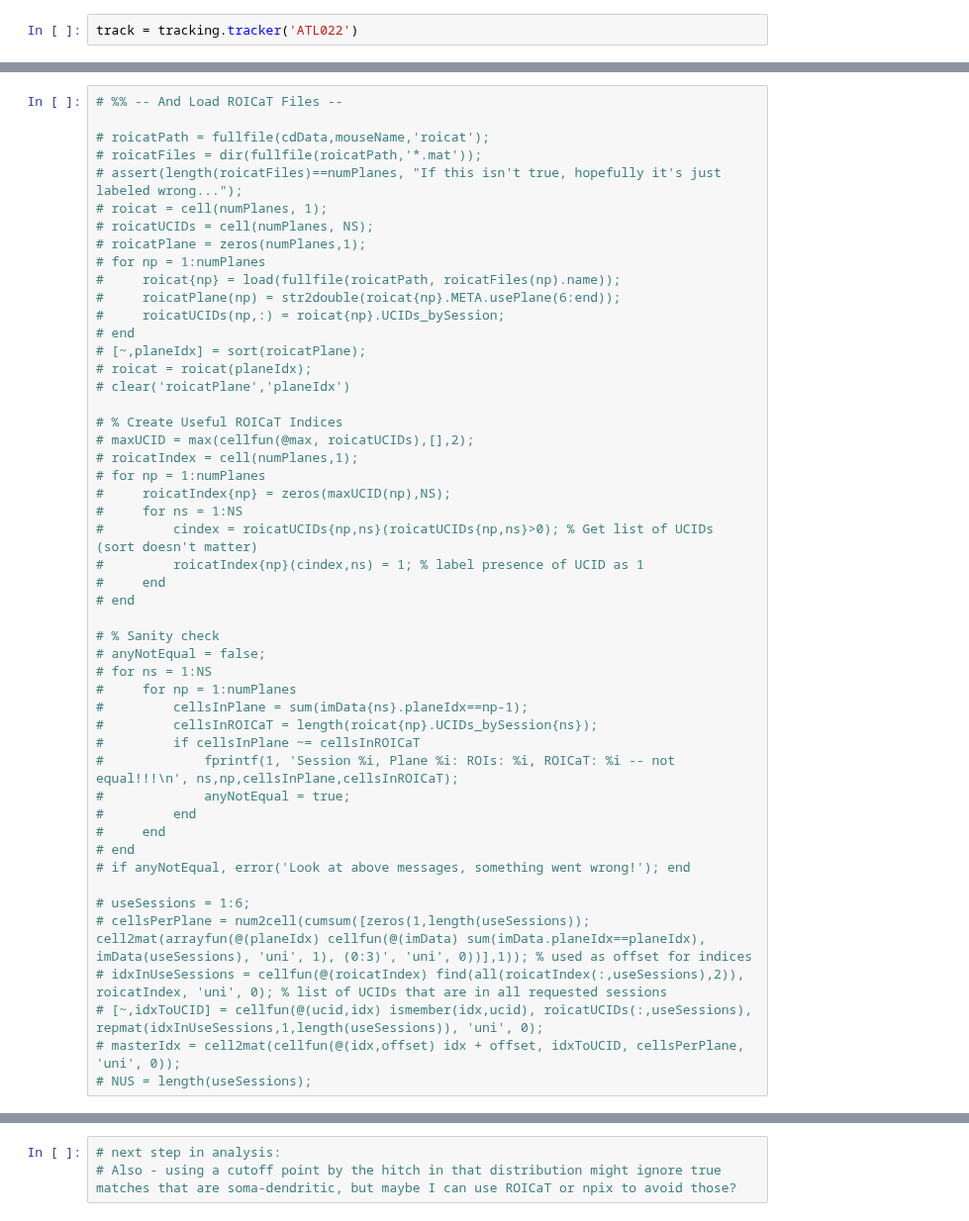
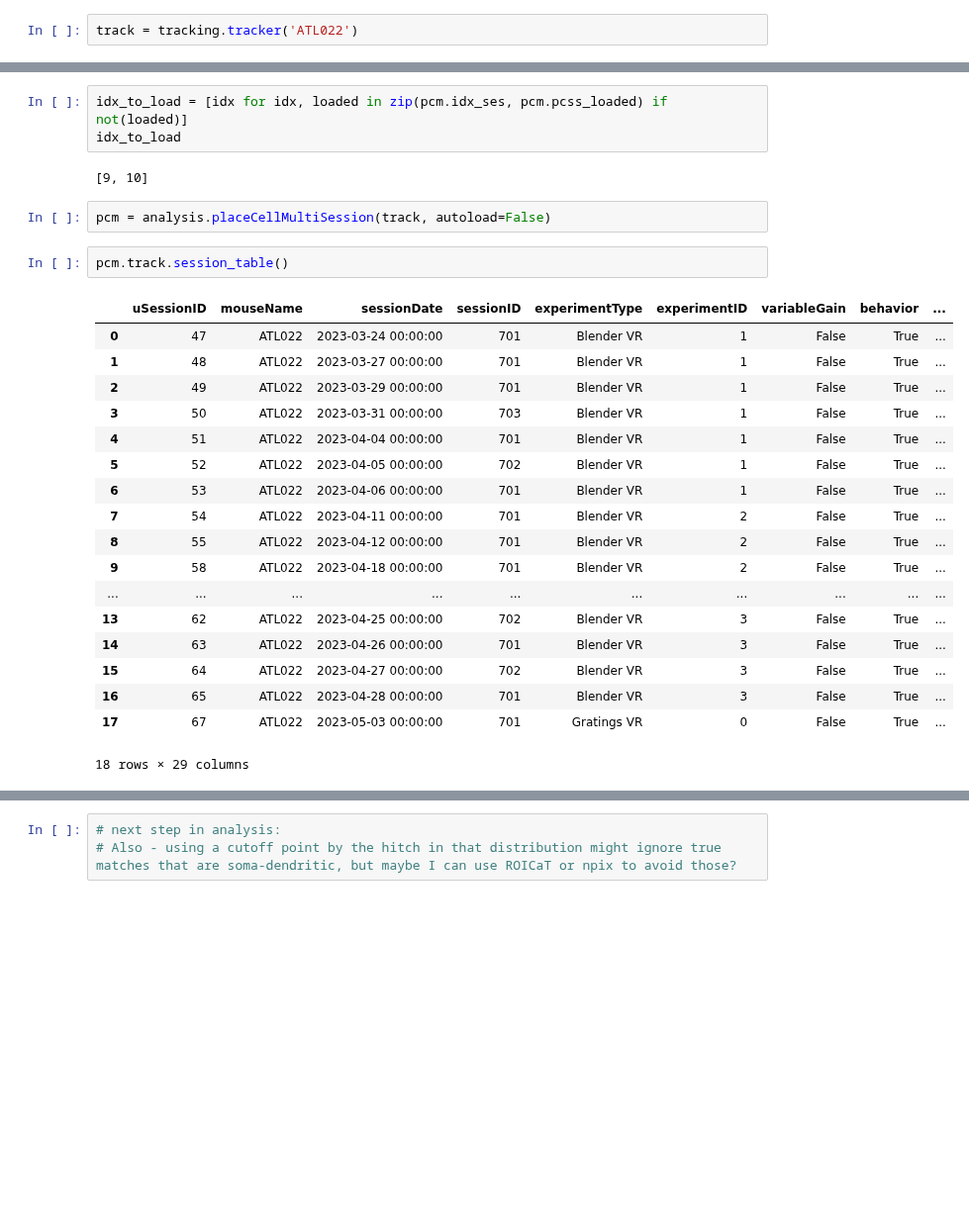
Before and after one commit to landoskape/vrAnalysis, a Jupyter notebook: testingPipelineFunctions.ipynb, the cells around one changed output, grey strips where cells are left out. Shown at 99% size. Cells and saved outputs as stored; diff of their text form; blank space fills up the shorter version.

```diff
--- a/testingPipelineFunctions.ipynb
+++ b/testingPipelineFunctions.ipynb
@@ -103,49 +87,28 @@ len(list(helpers.powerset(range(10), ignore_empty=True)))
-# %%
-# %% -- And Load ROICaT Files --
-
-# roicatPath = fullfile(cdData,mouseName,'roicat');
-# roicatFiles = dir(fullfile(roicatPath,'*.mat'));
-# assert(length(roicatFiles)==numPlanes, "If this isn't true, hopefully it's just labeled wrong...");
-# roicat = cell(numPlanes, 1);
-# roicatUCIDs = cell(numPlanes, NS);
-# roicatPlane = zeros(numPlanes,1);
-# for np = 1:numPlanes
-#     roicat{np} = load(fullfile(roicatPath, roicatFiles(np).name));
-#     roicatPlane(np) = str2double(roicat{np}.META.usePlane(6:end));
-#     roicatUCIDs(np,:) = roicat{np}.UCIDs_bySession;
-# end
-# [~,planeIdx] = sort(roicatPlane);
-# roicat = roicat(planeIdx);
-# clear('roicatPlane','planeIdx')
-
-# % Create Useful ROICaT Indices
-# maxUCID = max(cellfun(@max, roicatUCIDs),[],2);
-# roicatIndex = cell(numPlanes,1);
-# for np = 1:numPlanes
-#     roicatIndex{np} = zeros(maxUCID(np),NS);
-#     for ns = 1:NS
-#         cindex = roicatUCIDs{np,ns}(roicatUCIDs{np,ns}>0); % Get list of UCIDs (sort doesn't matter)
-#         roicatIndex{np}(cindex,ns) = 1; % label presence of UCID as 1
-#     end
-# end
-
-# % Sanity check
-# anyNotEqual = false;
-# for ns = 1:NS
-#     for np = 1:numPlanes
-#         cellsInPlane = sum(imData{ns}.planeIdx==np-1);
-#         cellsInROICaT = length(roicat{np}.UCIDs_bySession{ns});
-#         if cellsInPlane ~= cellsInROICaT
-#             fprintf(1, 'Session %i, Plane %i: ROIs: %i, ROICaT: %i -- not equal!!!\n', ns,np,cellsInPlane,cellsInROICaT);
-#             anyNotEqual = true;
-#         end
-#     end
-# end
-# if anyNotEqual, error('Look at above messages, something went wrong!'); end
-
-# useSessions = 1:6;
-# cellsPerPlane = num2cell(cumsum([zeros(1,length(useSessions)); cell2mat(arrayfun(@(planeIdx) cellfun(@(imData) sum(imData.planeIdx==planeIdx), imData(useSessions), 'uni', 1), (0:3)', 'uni', 0))],1)); % used as offset for indices
-# idxInUseSessions = cellfun(@(roicatIndex) find(all(roicatIndex(:,useSessions),2)), roicatIndex, 'uni', 0); % list of UCIDs that are in all requested sessions
-# [~,idxToUCID] = cellfun(@(ucid,idx) ismember(idx,ucid), roicatUCIDs(:,useSessions), repmat(idxInUseSessions,1,length(useSessions)), 'uni', 0);
-# masterIdx = cell2mat(cellfun(@(idx,offset) idx + offset, idxToUCID, cellsPerPlane, 'uni', 0));
-# NUS = length(useSessions);
+# %%
+idx_to_load = [idx for idx, loaded in zip(pcm.idx_ses, pcm.pcss_loaded) if not(loaded)]
+idx_to_load
+# %% [output]
+[9, 10]
+# %%
+pcm = analysis.placeCellMultiSession(track, autoload=False)
+# %%
+pcm.track.session_table()
+# %% [output]
+|  | uSessionID | mouseName | sessionDate | sessionID | experimentType | experimentID | variableGain | behavior | ... |
+| 0 | 47 | ATL022 | 2023-03-24 00:00:00 | 701 | Blender VR | 1 | False | True | ... |
+| 1 | 48 | ATL022 | 2023-03-27 00:00:00 | 701 | Blender VR | 1 | False | True | ... |
+| 2 | 49 | ATL022 | 2023-03-29 00:00:00 | 701 | Blender VR | 1 | False | True | ... |
+| 3 | 50 | ATL022 | 2023-03-31 00:00:00 | 703 | Blender VR | 1 | False | True | ... |
+| 4 | 51 | ATL022 | 2023-04-04 00:00:00 | 701 | Blender VR | 1 | False | True | ... |
+| 5 | 52 | ATL022 | 2023-04-05 00:00:00 | 702 | Blender VR | 1 | False | True | ... |
+| 6 | 53 | ATL022 | 2023-04-06 00:00:00 | 701 | Blender VR | 1 | False | True | ... |
+| 7 | 54 | ATL022 | 2023-04-11 00:00:00 | 701 | Blender VR | 2 | False | True | ... |
+| 8 | 55 | ATL022 | 2023-04-12 00:00:00 | 701 | Blender VR | 2 | False | True | ... |
+| 9 | 58 | ATL022 | 2023-04-18 00:00:00 | 701 | Blender VR | 2 | False | True | ... |
+| ... | ... | ... | ... | ... | ... | ... | ... | ... | ... |
+| 13 | 62 | ATL022 | 2023-04-25 00:00:00 | 702 | Blender VR | 3 | False | True | ... |
+| 14 | 63 | ATL022 | 2023-04-26 00:00:00 | 701 | Blender VR | 3 | False | True | ... |
+| 15 | 64 | ATL022 | 2023-04-27 00:00:00 | 702 | Blender VR | 3 | False | True | ... |
+| 16 | 65 | ATL022 | 2023-04-28 00:00:00 | 701 | Blender VR | 3 | False | True | ... |
+| 17 | 67 | ATL022 | 2023-05-03 00:00:00 | 701 | Gratings VR | 0 | False | True | ... |
+18 rows × 29 columns
```
Also changed, not shown: parts of 5 cells of this notebook, 1 other file.
